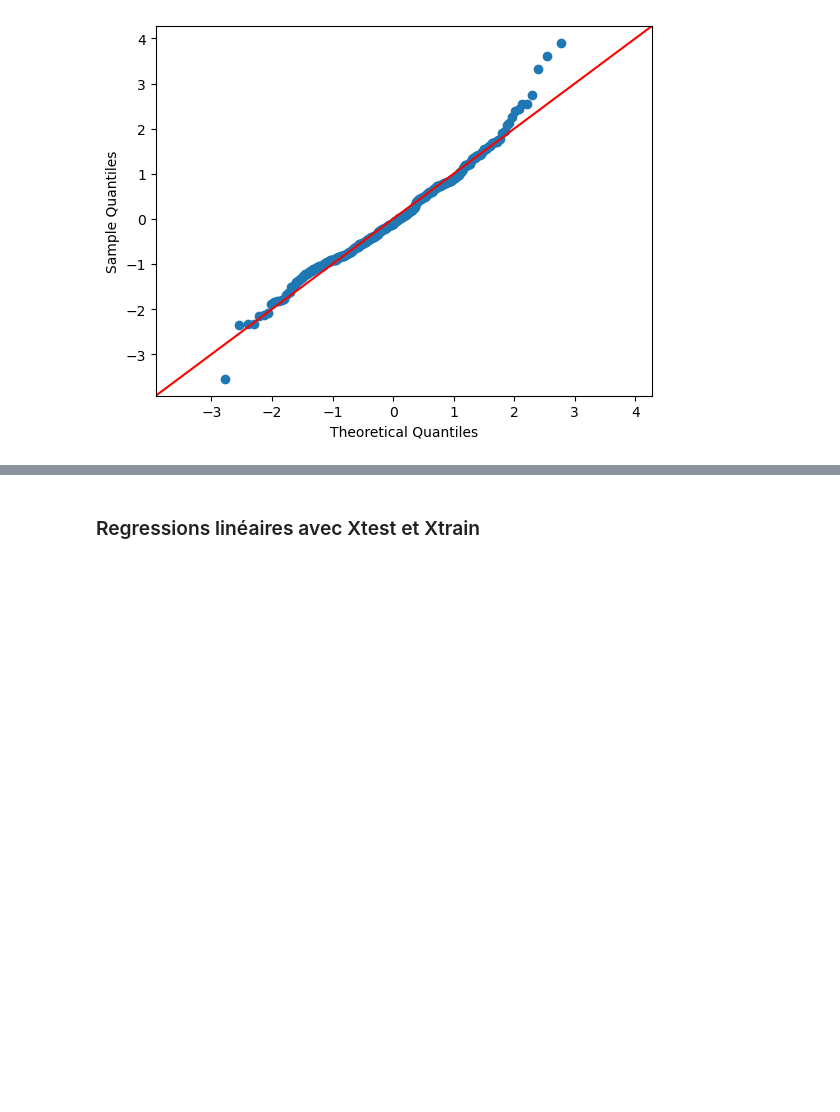
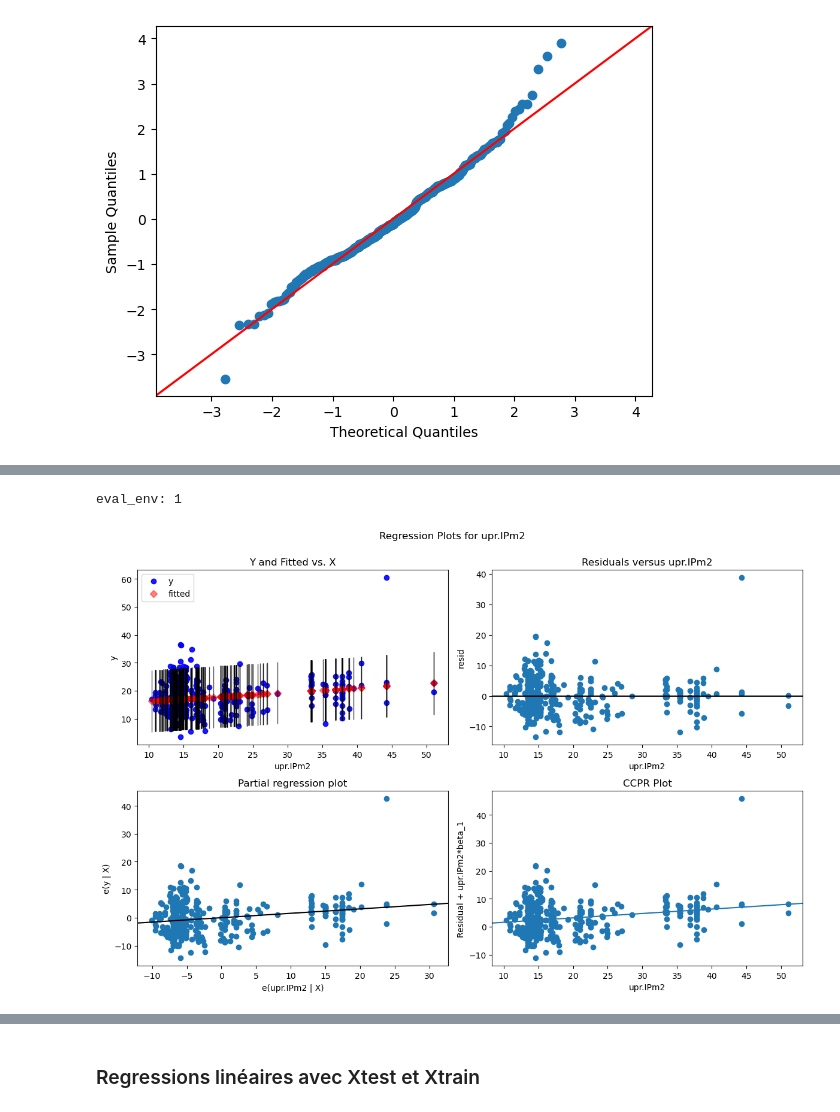
Before and after one commit to Simgnt/La-loi-du-Crous, a Jupyter notebook: Regressions.ipynb, the cells around one changed output, grey strips where cells are left out. Saved outputs shown, nothing was run; the diff lists cells and outputs as text; code cells hidden in the pictures; blank space fills up the shorter version.

Commit message:
nouvelle régression du pirx par m² des résidences crous avec le prix par m² des résidences privées

```diff
--- a/Regressions.ipynb
+++ b/Regressions.ipynb
@@ -506,0 +511,11 @@ plt.show()
+# %%
+Y = df2['Mean Loyer']/df2['Mean Surface'] #on définit la variable Y, le prix du m² moyen des résidences crous
+X = df2['upr.IPm2'] #la variable explicative est le prix au m² des résidences privées
+
+X = sm.add_constant(X) #on ajoute une constante au vecteur des variables explicatives
+
+#fit linear regression model
+model = sm.OLS(Y, X).fit()
+
+#view model summary
+print(model.summary())
@@ -506,0 +542,9 @@ plt.show()
+# %%
+#define figure size
+fig = plt.figure(figsize=(12,8))
+
+#produce residual plots
+fig = sm.graphics.plot_regress_exog(model, 'upr.IPm2', fig=fig)
+# %% [output]
+eval_env: 1
+[figure, added]
```
Also changed, not shown: parts of 5 cells of this notebook.
